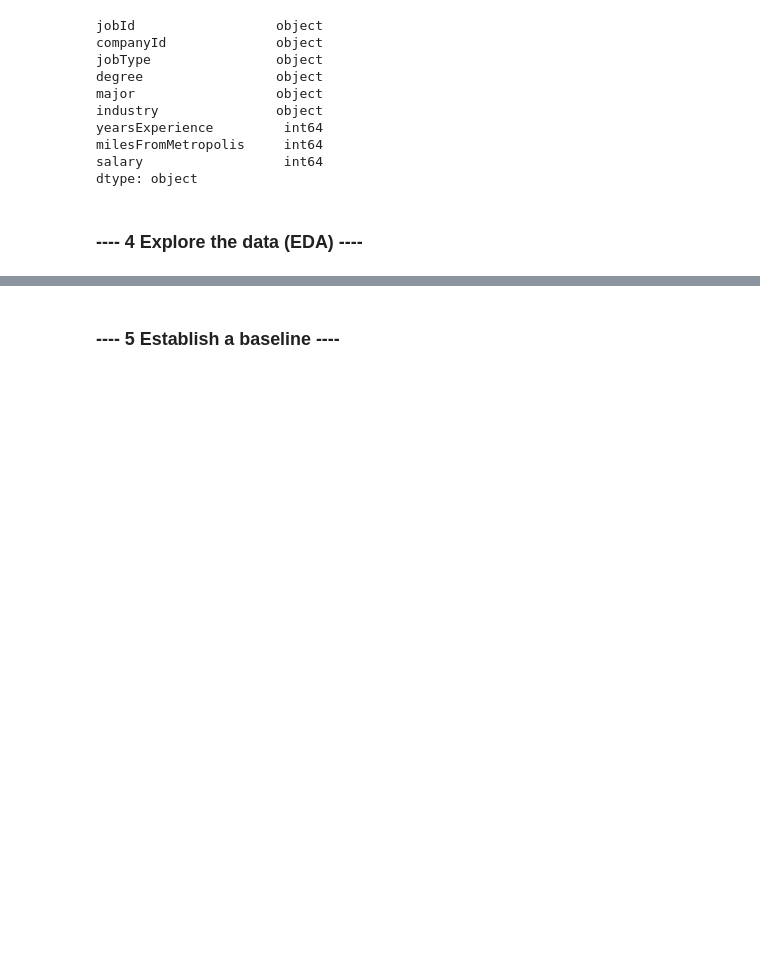
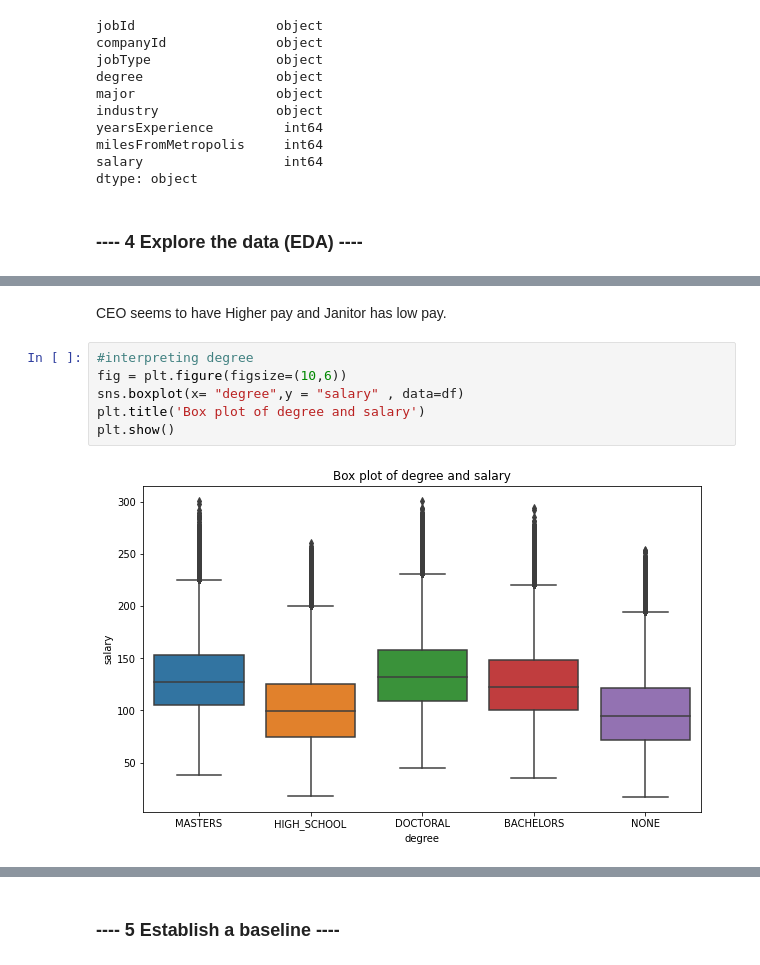
Before and after one commit to rahulvashisth3/salarypredictionportfolio, a Jupyter notebook: Salary Prediction Notebook.ipynb, the cells around one changed output, grey strips where cells are left out. Drawn from its saved outputs; the diff is of its cells as text; blank space fills up the shorter version.

```diff
--- a/Salary Prediction Notebook.ipynb
+++ b/Salary Prediction Notebook.ipynb
@@ -205,0 +272,10 @@ dtype: object
+# %% [markdown]
+CEO seems to have Higher pay and Janitor has low pay.
+# %%
+#interpreting degree
+fig = plt.figure(figsize=(10,6))
+sns.boxplot(x= "degree",y = "salary" , data=df)
+plt.title('Box plot of degree and salary')
+plt.show()
+# %% [output]
+[figure, added]
```
Also changed, not shown: parts of 37 cells of this notebook.
